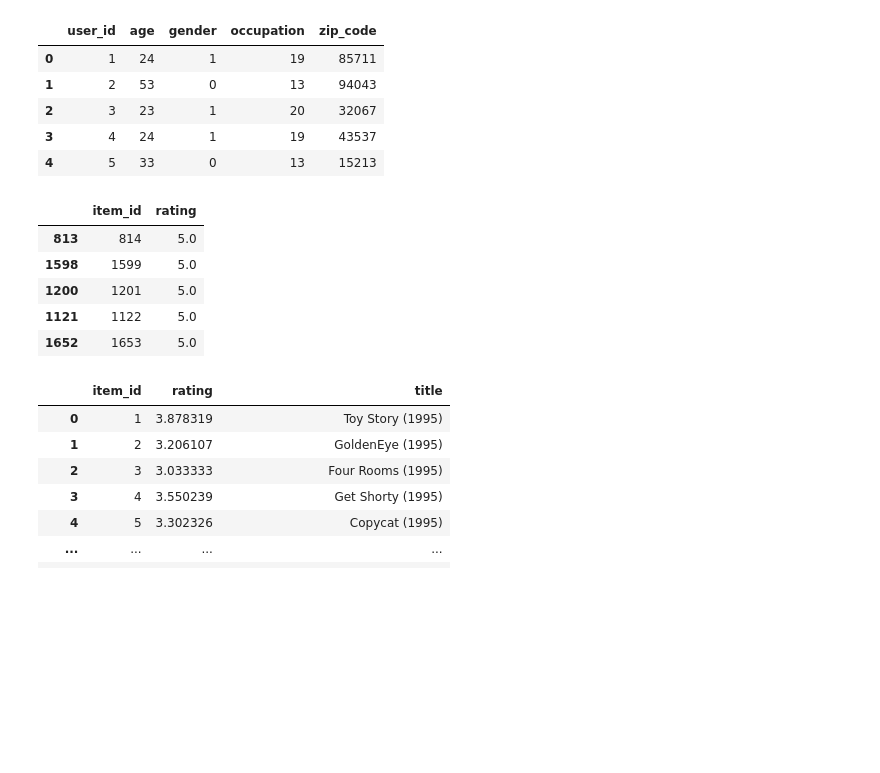
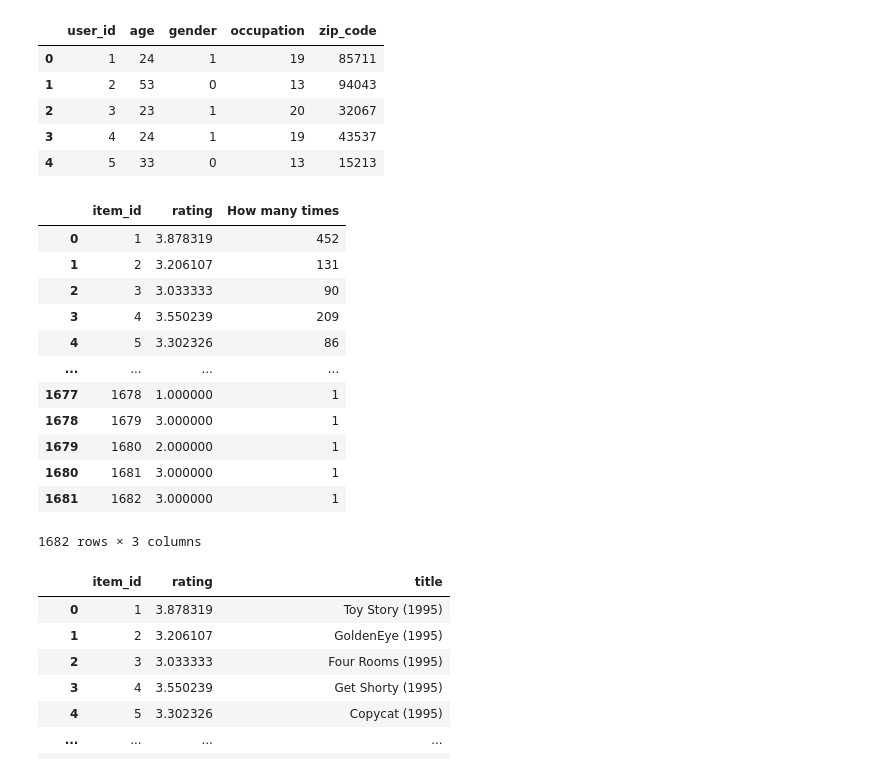
Before and after one commit to Xevenst/MovLensDataSet, a Jupyter notebook: OUR Playground.ipynb, the cells around one changed output. Drawn from its saved outputs; the diff is of its cells as text; code cells hidden in the pictures; blank space fills up the shorter version.

```diff
--- a/OUR Playground.ipynb
+++ b/OUR Playground.ipynb
@@ -159,14 +159,24 @@ users_num.head()
 # %%
 # data aggregation
 average_rating = rating[["item_id", "rating"]].groupby("item_id", as_index=False).mean()  # average rating per movie
-average_rating.sort_values("rating",ascending=False).head()
+average_rating.sort_values("rating",ascending=False)
+temp = rating[["item_id","rating"]].groupby(by=['item_id']).count().reset_index()
+average_rating["How many times"] = temp["rating"]
+average_rating
 # %% [output]
-|  | item_id | rating |
-| 813 | 814 | 5.0 |
-| 1598 | 1599 | 5.0 |
-| 1200 | 1201 | 5.0 |
-| 1121 | 1122 | 5.0 |
-| 1652 | 1653 | 5.0 |
+|  | item_id | rating | How many times |
+| 0 | 1 | 3.878319 | 452 |
+| 1 | 2 | 3.206107 | 131 |
+| 2 | 3 | 3.033333 | 90 |
+| 3 | 4 | 3.550239 | 209 |
+| 4 | 5 | 3.302326 | 86 |
+| ... | ... | ... | ... |
+| 1677 | 1678 | 1.000000 | 1 |
+| 1678 | 1679 | 3.000000 | 1 |
+| 1679 | 1680 | 2.000000 | 1 |
+| 1680 | 1681 | 3.000000 | 1 |
+| 1681 | 1682 | 3.000000 | 1 |
+1682 rows × 3 columns
 # %%
 # merge two dataframes (average_rating and movies)
 pd.merge(average_rating, movies[["item_id", "title"]])
```
Also changed, not shown: parts of 2 cells of this notebook, 1 other file.
